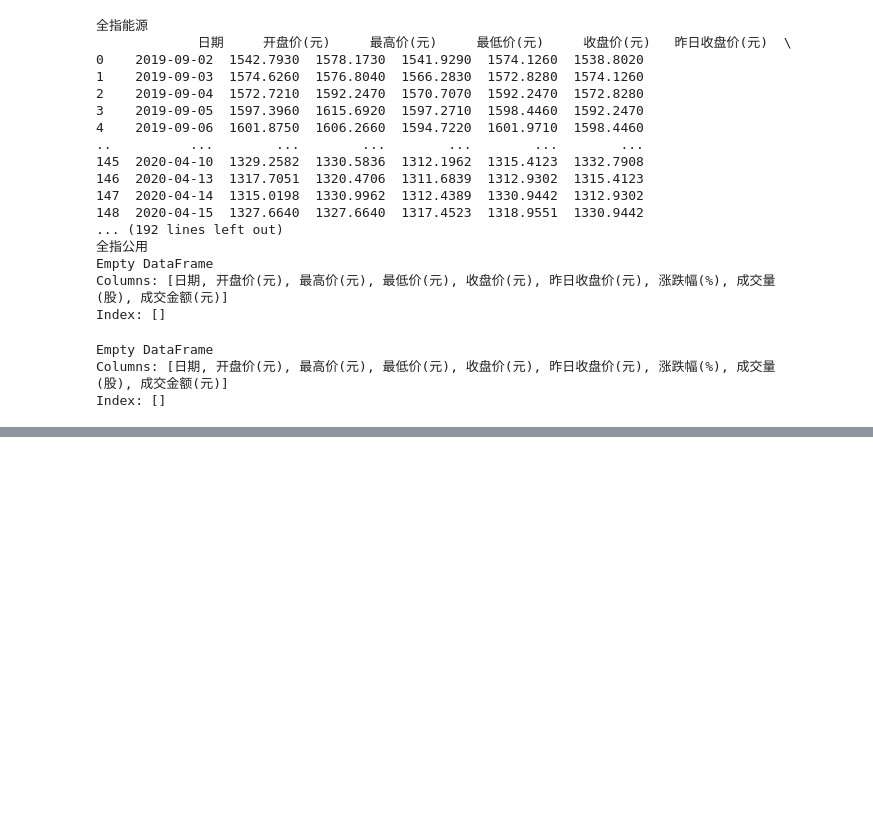
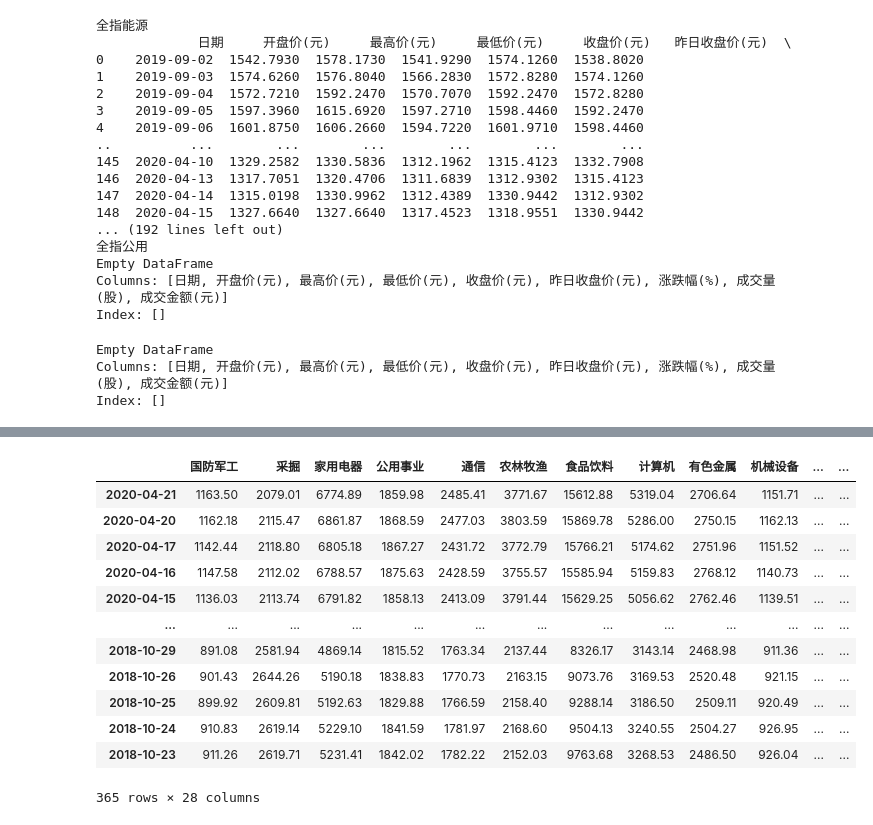
Before and after one commit to LuckyBoy314/DataScience_Learning, a Jupyter notebook: FundInvestment/Quant.ipynb, the cells around one changed output, grey strips where cells are left out. Drawn from its saved outputs; the diff is of its cells as text; code cells hidden in the pictures; blank space fills up the shorter version.

```diff
--- a/FundInvestment/Quant.ipynb
+++ b/FundInvestment/Quant.ipynb
@@ -70,0 +152,16 @@ Index: []
+# %%
+dfs
+# %% [output]
+|  | 国防军工 | 采掘 | 家用电器 | 公用事业 | 通信 | 农林牧渔 | 食品饮料 | 计算机 | 有色金属 | 机械设备 | ... | ... |
+| 2020-04-21 | 1163.50 | 2079.01 | 6774.89 | 1859.98 | 2485.41 | 3771.67 | 15612.88 | 5319.04 | 2706.64 | 1151.71 | ... | ... |
+| 2020-04-20 | 1162.18 | 2115.47 | 6861.87 | 1868.59 | 2477.03 | 3803.59 | 15869.78 | 5286.00 | 2750.15 | 1162.13 | ... | ... |
+| 2020-04-17 | 1142.44 | 2118.80 | 6805.18 | 1867.27 | 2431.72 | 3772.79 | 15766.21 | 5174.62 | 2751.96 | 1151.52 | ... | ... |
+| 2020-04-16 | 1147.58 | 2112.02 | 6788.57 | 1875.63 | 2428.59 | 3755.57 | 15585.94 | 5159.83 | 2768.12 | 1140.73 | ... | ... |
+| 2020-04-15 | 1136.03 | 2113.74 | 6791.82 | 1858.13 | 2413.09 | 3791.44 | 15629.25 | 5056.62 | 2762.46 | 1139.51 | ... | ... |
+| ... | ... | ... | ... | ... | ... | ... | ... | ... | ... | ... | ... | ... |
+| 2018-10-29 | 891.08 | 2581.94 | 4869.14 | 1815.52 | 1763.34 | 2137.44 | 8326.17 | 3143.14 | 2468.98 | 911.36 | ... | ... |
+| 2018-10-26 | 901.43 | 2644.26 | 5190.18 | 1838.83 | 1770.73 | 2163.15 | 9073.76 | 3169.53 | 2520.48 | 921.15 | ... | ... |
+| 2018-10-25 | 899.92 | 2609.81 | 5192.63 | 1829.88 | 1766.59 | 2158.40 | 9288.14 | 3186.50 | 2509.11 | 920.49 | ... | ... |
+| 2018-10-24 | 910.83 | 2619.14 | 5229.10 | 1841.59 | 1781.97 | 2168.60 | 9504.13 | 3240.55 | 2504.27 | 926.95 | ... | ... |
+| 2018-10-23 | 911.26 | 2619.71 | 5231.41 | 1842.02 | 1782.22 | 2152.03 | 9763.68 | 3268.53 | 2486.50 | 926.04 | ... | ... |
+365 rows × 28 columns
```
Also changed, not shown: parts of 21 cells of this notebook, 31 other files.
